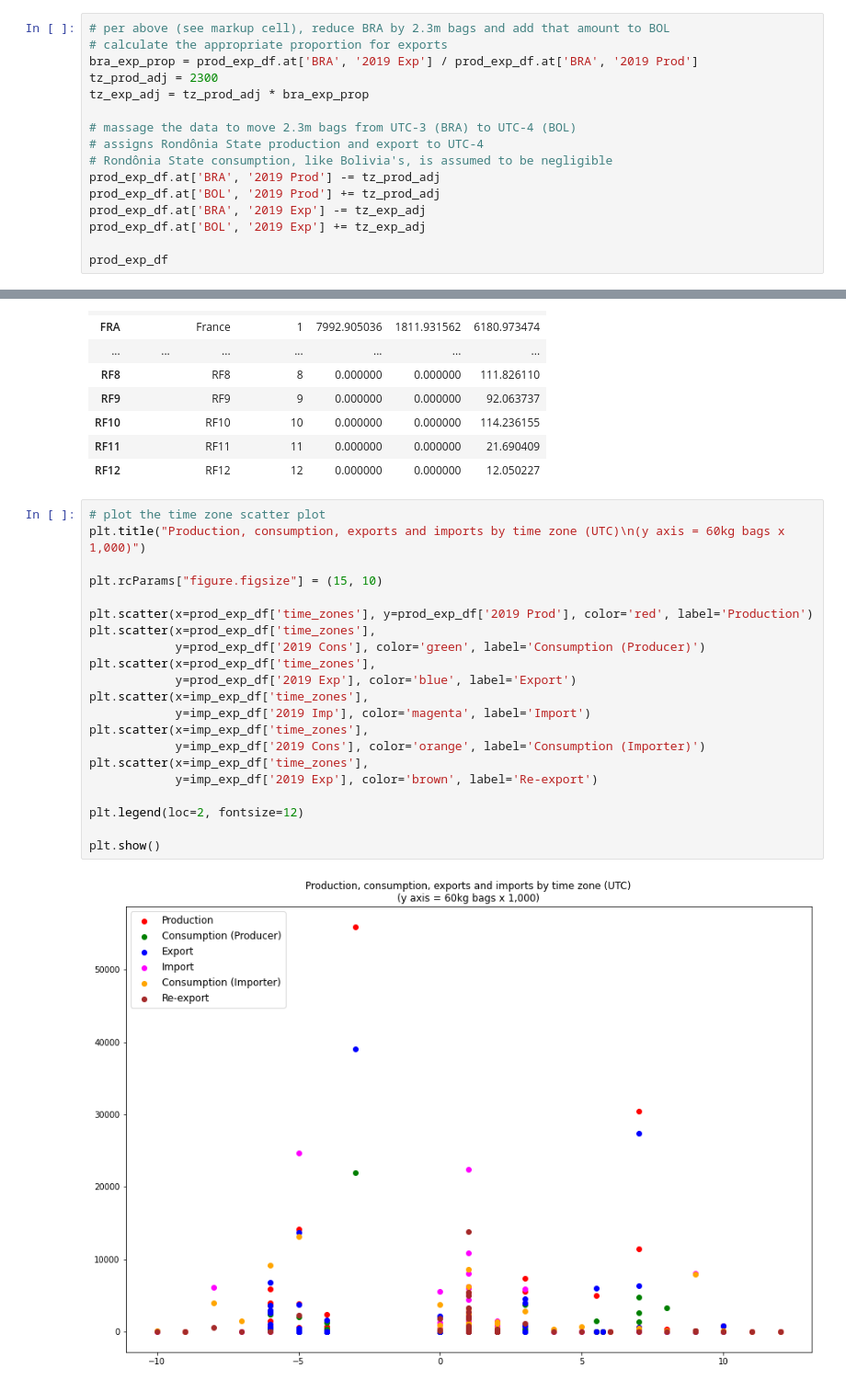
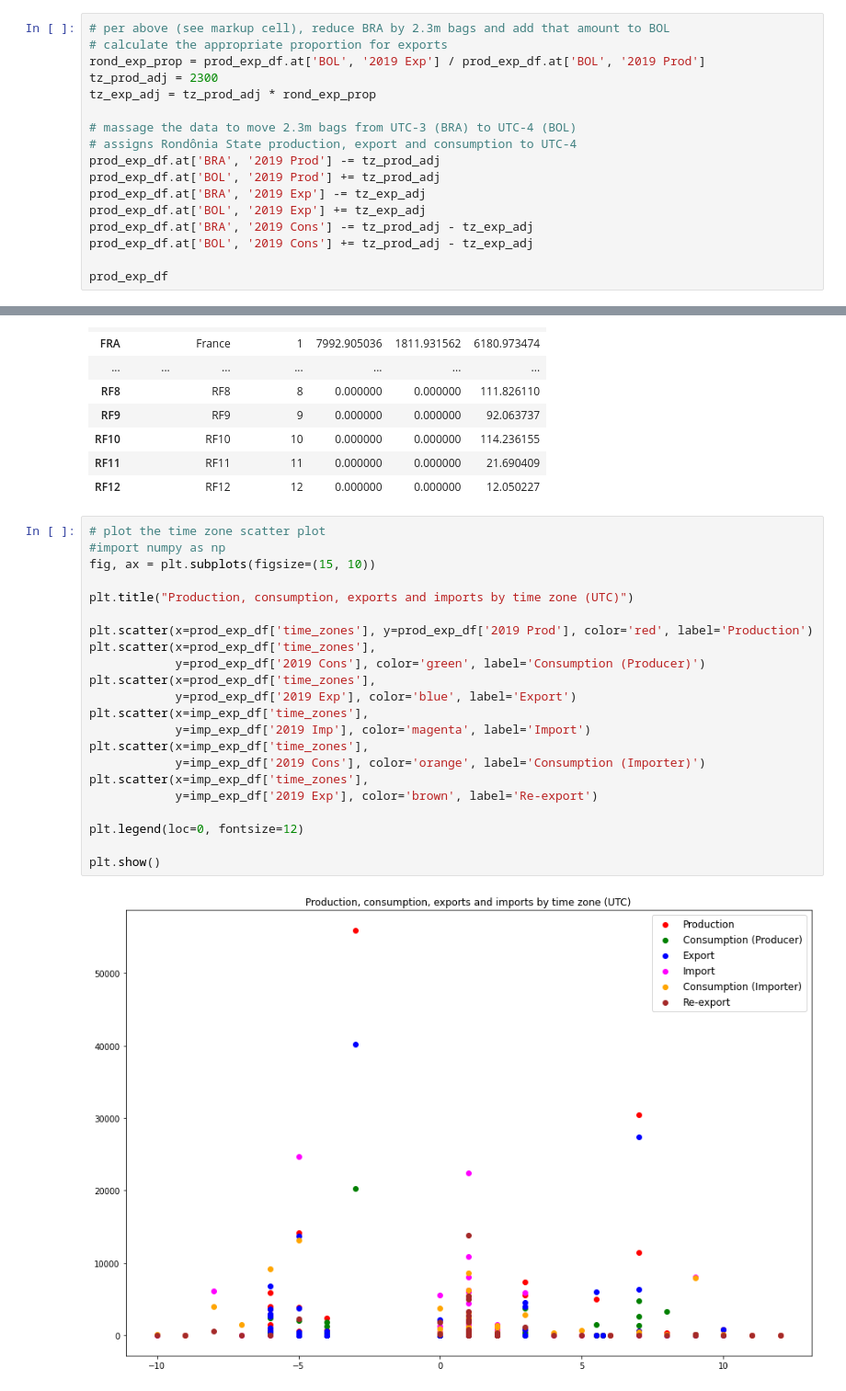
Before and after one commit to Ipgnosis/coffee-analysis, a Jupyter notebook: tz_clusterAnalysis.ipynb, the cells around one changed output, grey strips where cells are left out. Shown: that part at 92% size. Saved outputs shown, nothing was run; the diff lists cells and outputs as text.

```diff
--- a/tz_clusterAnalysis.ipynb
+++ b/tz_clusterAnalysis.ipynb
@@ -274,17 +256,18 @@ prod_exp_df
 # %%
 # per above (see markup cell), reduce BRA by 2.3m bags and add that amount to BOL
 # calculate the appropriate proportion for exports
-bra_exp_prop = prod_exp_df.at['BRA', '2019 Exp'] / prod_exp_df.at['BRA', '2019 Prod']
+rond_exp_prop = prod_exp_df.at['BOL', '2019 Exp'] / prod_exp_df.at['BOL', '2019 Prod']
 tz_prod_adj = 2300
-tz_exp_adj = tz_prod_adj * bra_exp_prop
+tz_exp_adj = tz_prod_adj * rond_exp_prop
 
 # massage the data to move 2.3m bags from UTC-3 (BRA) to UTC-4 (BOL)
-# assigns Rondônia State production and export to UTC-4
-# Rondônia State consumption, like Bolivia's, is assumed to be negligible
+# assigns Rondônia State production, export and consumption to UTC-4
 prod_exp_df.at['BRA', '2019 Prod'] -= tz_prod_adj
 prod_exp_df.at['BOL', '2019 Prod'] += tz_prod_adj
 prod_exp_df.at['BRA', '2019 Exp'] -= tz_exp_adj
 prod_exp_df.at['BOL', '2019 Exp'] += tz_exp_adj
+prod_exp_df.at['BRA', '2019 Cons'] -= tz_prod_adj - tz_exp_adj
+prod_exp_df.at['BOL', '2019 Cons'] += tz_prod_adj - tz_exp_adj
 
 prod_exp_df
 # %% [output]
@@ -479,24 +462,25 @@ imp_exp_df
 | RF12 |  | RF12 | 12 | 0.000000 | 0.000000 | 12.050227 |
 # %%
 # plot the time zone scatter plot
-plt.title("Production, consumption, exports and imports by time zone (UTC)\n(y axis = 60kg bags x 1,000)")
+#import numpy as np
+fig, ax = plt.subplots(figsize=(15, 10))
 
-plt.rcParams["figure.figsize"] = (15, 10)
+plt.title("Production, consumption, exports and imports by time zone (UTC)")
 
 plt.scatter(x=prod_exp_df['time_zones'], y=prod_exp_df['2019 Prod'], color='red', label='Production')
 plt.scatter(x=prod_exp_df['time_zones'],
             y=prod_exp_df['2019 Cons'], color='green', label='Consumption (Producer)')
 plt.scatter(x=prod_exp_df['time_zones'],
             y=prod_exp_df['2019 Exp'], color='blue', label='Export')
 plt.scatter(x=imp_exp_df['time_zones'],
             y=imp_exp_df['2019 Imp'], color='magenta', label='Import')
 plt.scatter(x=imp_exp_df['time_zones'],
             y=imp_exp_df['2019 Cons'], color='orange', label='Consumption (Importer)')
 plt.scatter(x=imp_exp_df['time_zones'],
             y=imp_exp_df['2019 Exp'], color='brown', label='Re-export')
 
-plt.legend(loc=2, fontsize=12)
+plt.legend(loc=0, fontsize=12)
 
 plt.show()
 # %% [output]
-[figure, old version]
+[figure, new version]
```
Also changed, not shown: parts of 2 cells of this notebook.
